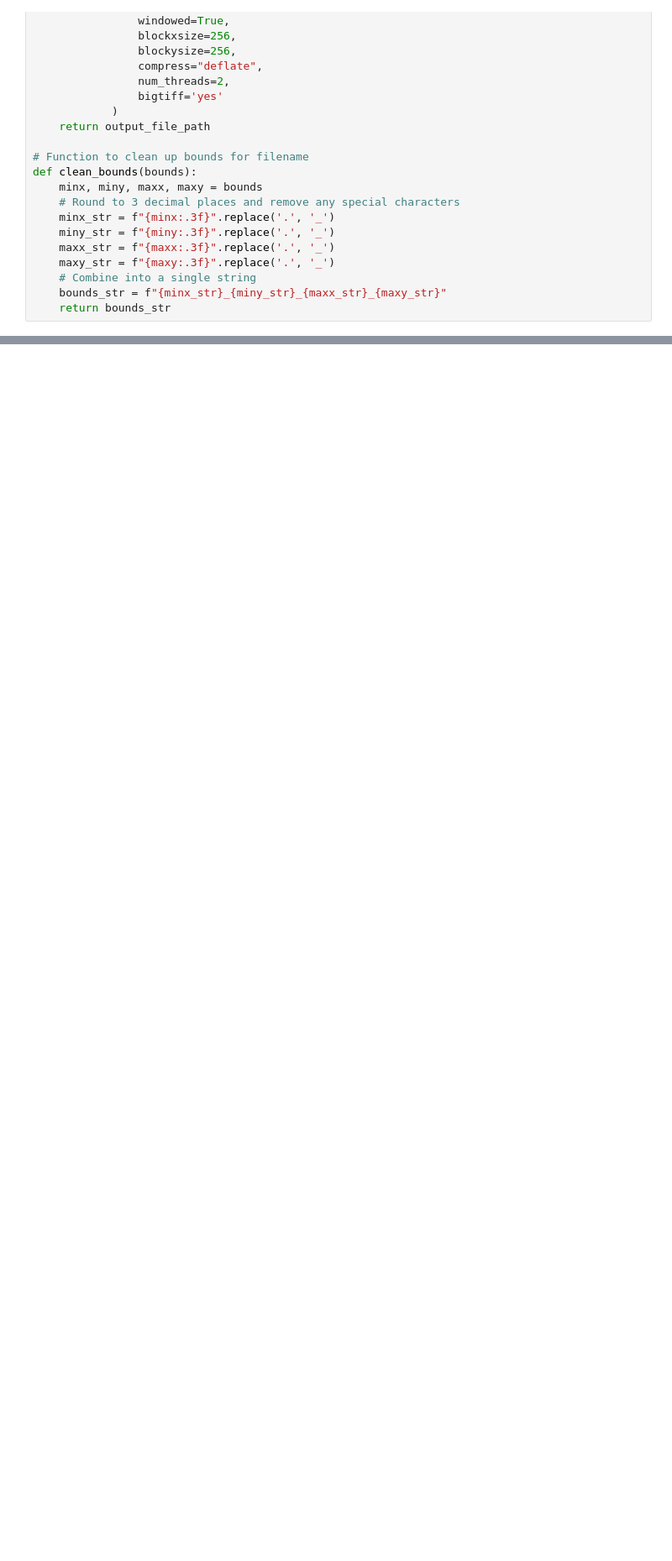
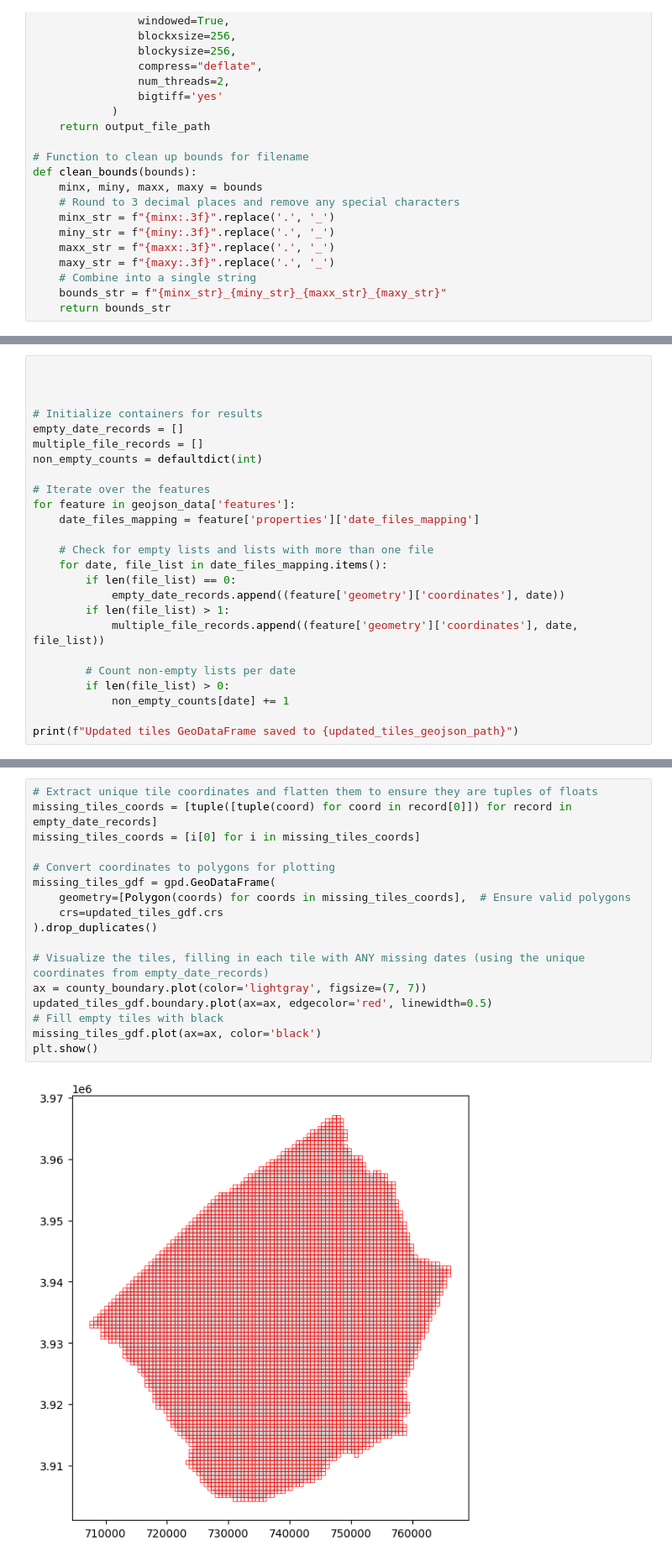
Before and after one commit to benton-tripp/urban-clay, a Jupyter notebook: notebooks/handle-failed-downloads.ipynb, the cells around one changed output, grey strips where cells are left out. Shown at 84% size. Saved outputs shown, nothing was run; the diff lists cells and outputs as text; blank space fills up the shorter version.

Commit message:
finished adding all satellite images

```diff
--- a/notebooks/handle-failed-downloads.ipynb
+++ b/notebooks/handle-failed-downloads.ipynb
@@ -205,0 +332,25 @@ KeyboardInterrupt:
+# %%
+
+
+
+# Initialize containers for results
+empty_date_records = []
+multiple_file_records = []
+non_empty_counts = defaultdict(int)
+
+# Iterate over the features
+for feature in geojson_data['features']:
+    date_files_mapping = feature['properties']['date_files_mapping']
+
+    # Check for empty lists and lists with more than one file
+    for date, file_list in date_files_mapping.items():
+        if len(file_list) == 0:
+            empty_date_records.append((feature['geometry']['coordinates'], date))
+        if len(file_list) > 1:
+            multiple_file_records.append((feature['geometry']['coordinates'], date, file_list))
+
+        # Count non-empty lists per date
+        if len(file_list) > 0:
+            non_empty_counts[date] += 1
+
+print(f"Updated tiles GeoDataFrame saved to {updated_tiles_geojson_path}")
@@ -205,0 +363,19 @@ KeyboardInterrupt:
+# %%
+# Extract unique tile coordinates and flatten them to ensure they are tuples of floats
+missing_tiles_coords = [tuple([tuple(coord) for coord in record[0]]) for record in empty_date_records]
+missing_tiles_coords = [i[0] for i in missing_tiles_coords]
+
+# Convert coordinates to polygons for plotting
+missing_tiles_gdf = gpd.GeoDataFrame(
+    geometry=[Polygon(coords) for coords in missing_tiles_coords],  # Ensure valid polygons
+    crs=updated_tiles_gdf.crs
+).drop_duplicates()
+
+# Visualize the tiles, filling in each tile with ANY missing dates (using the unique coordinates from empty_date_records)
+ax = county_boundary.plot(color='lightgray', figsize=(7, 7))
+updated_tiles_gdf.boundary.plot(ax=ax, edgecolor='red', linewidth=0.5)
+# Fill empty tiles with black
+missing_tiles_gdf.plot(ax=ax, color='black')
+plt.show()
+# %% [output]
+[figure, added]
```
Also changed, not shown: parts of 6 cells of this notebook, 2 other files.
